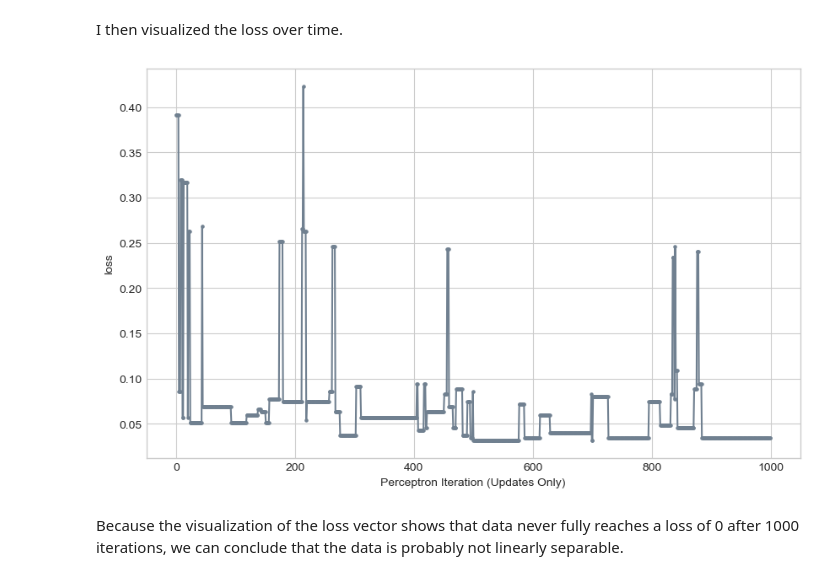
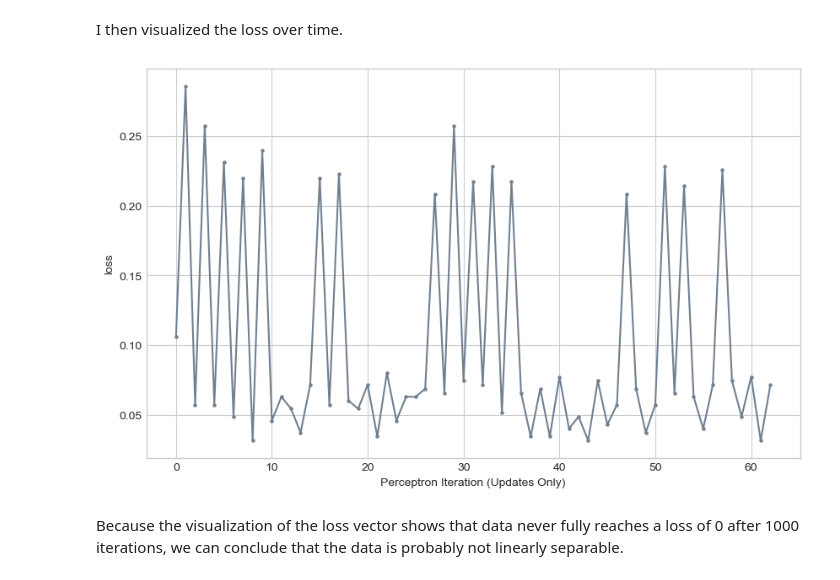
Before and after one commit to lfschweitzer/lfschweitzer.github.io, a Jupyter notebook: posts/post4/homework4.ipynb, the cells around one changed output. Saved outputs shown, nothing was run; the diff lists cells and outputs as text; code cells hidden in the pictures.

Commit message:
almost done perceptron blog

```diff
--- a/posts/post4/homework4.ipynb
+++ b/posts/post4/homework4.ipynb
@@ -98,13 +97,16 @@ Then I showed visualizations of the data, the separating line, and the evolution
 # %% [markdown]
 I copied the graph from notes in class to show the change of the loss in iterations of the perceptron algorithm.
 # %%
-plt.style.use('seaborn-v0_8-whitegrid')
-plt.figure(figsize=(10, 6))
+def plot_loss(loss):
+    plt.style.use('seaborn-v0_8-whitegrid')
+    plt.figure(figsize=(10, 6))
 
 
-plt.plot(loss_vec, color = "slategrey")
-plt.scatter(torch.arange(len(loss_vec)), loss_vec, color = "slategrey", s=5)
-labs = plt.gca().set(xlabel = "Perceptron Iteration (Updates Only)", ylabel = "loss")
+    plt.plot(loss, color = "slategrey")
+    plt.scatter(torch.arange(len(loss)), loss, color = "slategrey", s=5)
+    labs = plt.gca().set(xlabel = "Perceptron Iteration (Updates Only)", ylabel = "loss")
+
+plot_loss(loss_vec)
 # %% [output]
 [figure]
 # %% [markdown]
@@ -275,12 +277,3 @@ plt.tight_layout()
 [figure]
 # %% [markdown]
 I then reran code to show the updates of the loss.
-# %%
-from matplotlib import pyplot as plt
-plt.style.use('seaborn-v0_8-whitegrid')
-plt.figure(figsize=(10, 6))
-
-
-plt.plot(loss_vec, color = "slategrey")
-plt.scatter(torch.arange(len(loss_vec)), loss_vec, color = "slategrey", s=5)
-labs = plt.gca().set(xlabel = "Perceptron Iteration (Updates Only)", ylabel = "loss")
@@ -312,28 +307,23 @@ n = X.size()[0]
 
 for index in range(0, 1000):
 
-    loss = p.loss(X, y)
-    loss_vec_dimen.append(loss)
-
     i = torch.randint(n, size = (1,))
     x_i = X[[i],:]
     y_i = y[i]
 
     # perform a perceptron update using the random data point
-    opt.step(x_i, y_i)
+    local_loss = opt.step(x_i, y_i)
+
+    if (local_loss > 0):
+
+        loss = p.loss(X, y).item()
+        loss_vec_dimen.append(loss)
 # %% [markdown]
 I then visualized the loss over time.
-# %%
-from matplotlib import pyplot as plt
-plt.style.use('seaborn-v0_8-whitegrid')
-plt.figure(figsize=(10, 6))
-
-
-plt.plot(loss_vec_dimen, color = "slategrey")
-plt.scatter(torch.arange(len(loss_vec_dimen)), loss_vec_dimen, color = "slategrey", s=5)
-labs = plt.gca().set(xlabel = "Perceptron Iteration (Updates Only)", ylabel = "loss")
-# %% [output]
-[figure, removed]
+# %%
+plot_loss(loss_vec_dimen)
+# %% [output]
+[figure, added]
 # %% [markdown]
 Because the visualization of the loss vector shows that data never fully reaches a loss of 0 after 1000 iterations, we can conclude that the data is probably not linearly separable.
 # %% [markdown]
```
Also changed, not shown: parts of 36 cells of this notebook, 19 other files.
